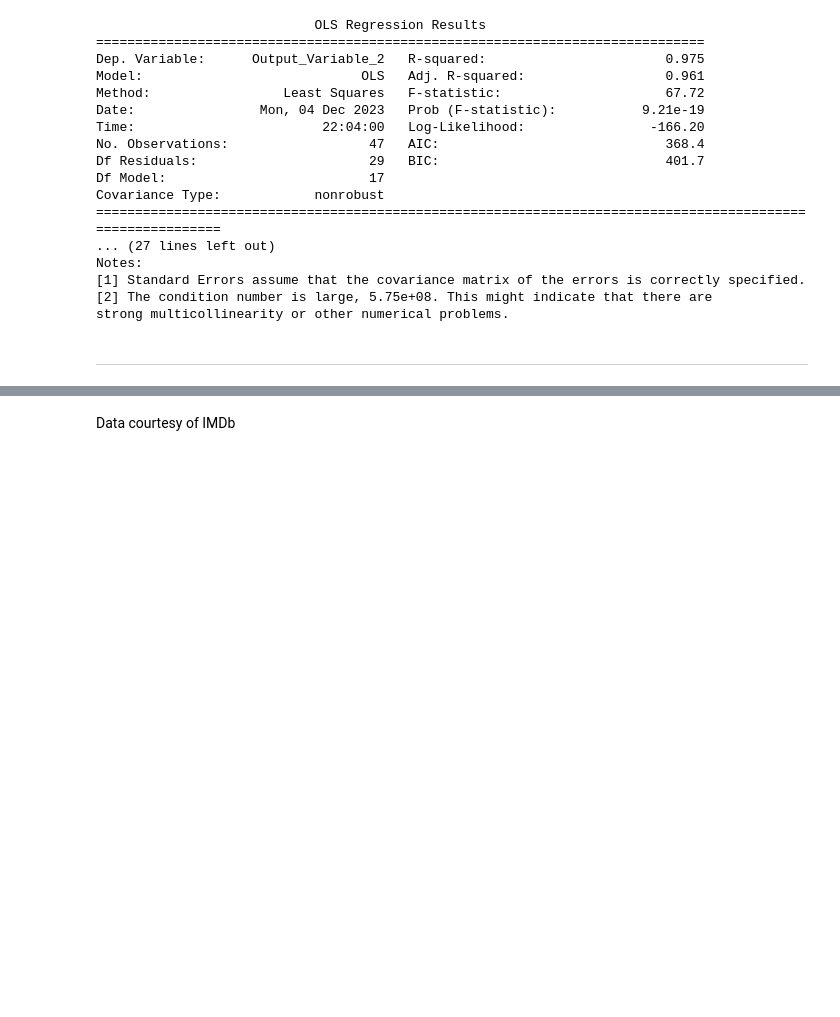
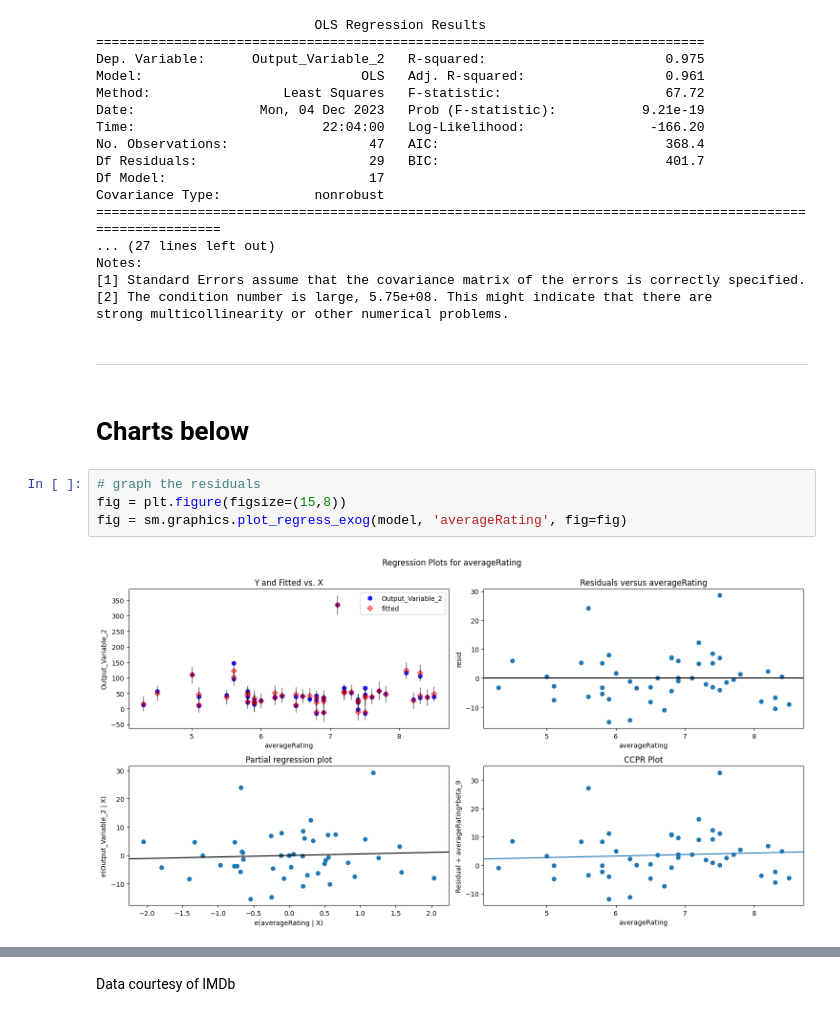
Before and after one commit to shreyashguptas/IMDbRatings-StockImpact, a Jupyter notebook: Project_dataset.ipynb, the cells around one changed output, grey strips where cells are left out. Saved outputs shown, nothing was run; the diff lists cells and outputs as text; blank space fills up the shorter version.

Commit message:
Creating some charts for the data

```diff
--- a/Project_dataset.ipynb
+++ b/Project_dataset.ipynb
@@ -1244,3 +1244,11 @@ Notes:
 strong multicollinearity or other numerical problems.
 # %% [markdown]
 -------
+# %% [markdown]
+# Charts below
+# %%
+# graph the residuals
+fig = plt.figure(figsize=(15,8))
+fig = sm.graphics.plot_regress_exog(model, 'averageRating', fig=fig)
+# %% [output]
+[figure, added]
```
Also changed, not shown: parts of 6 cells of this notebook.
